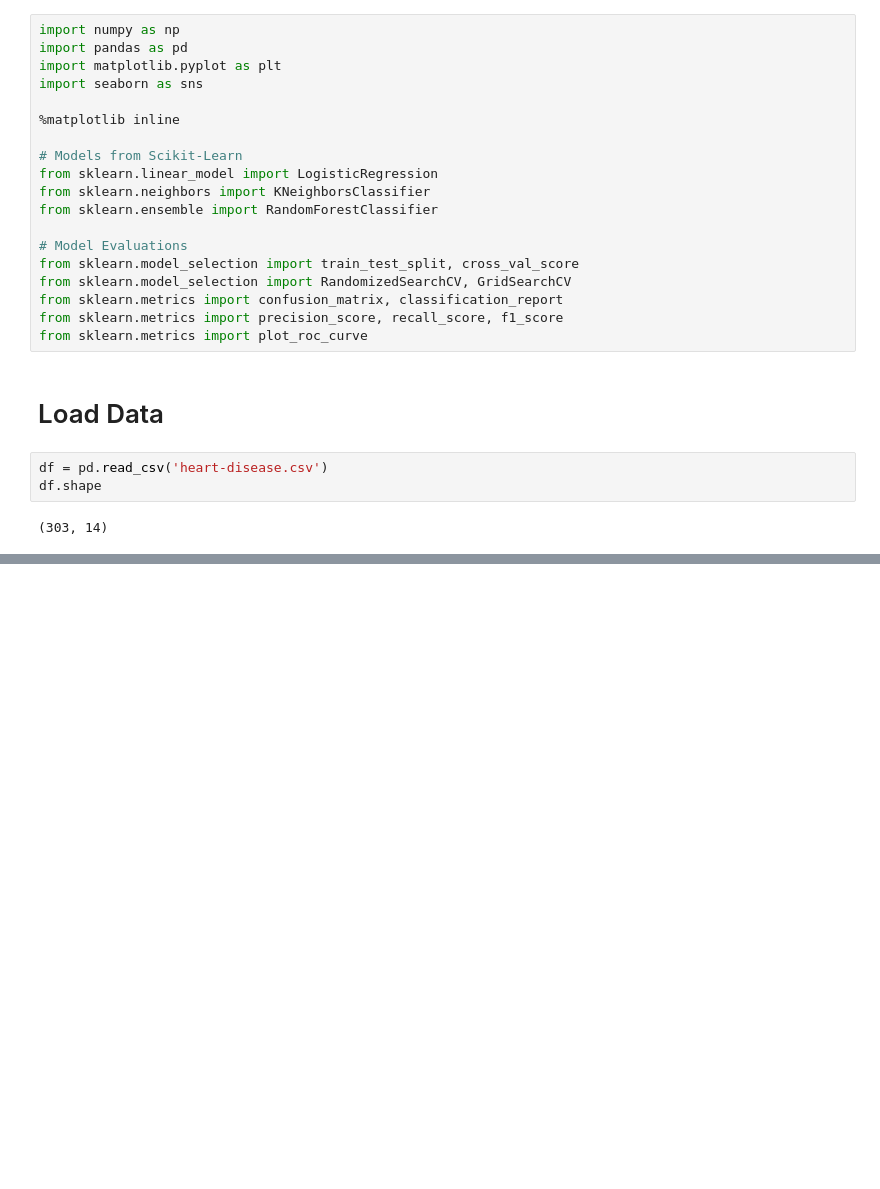
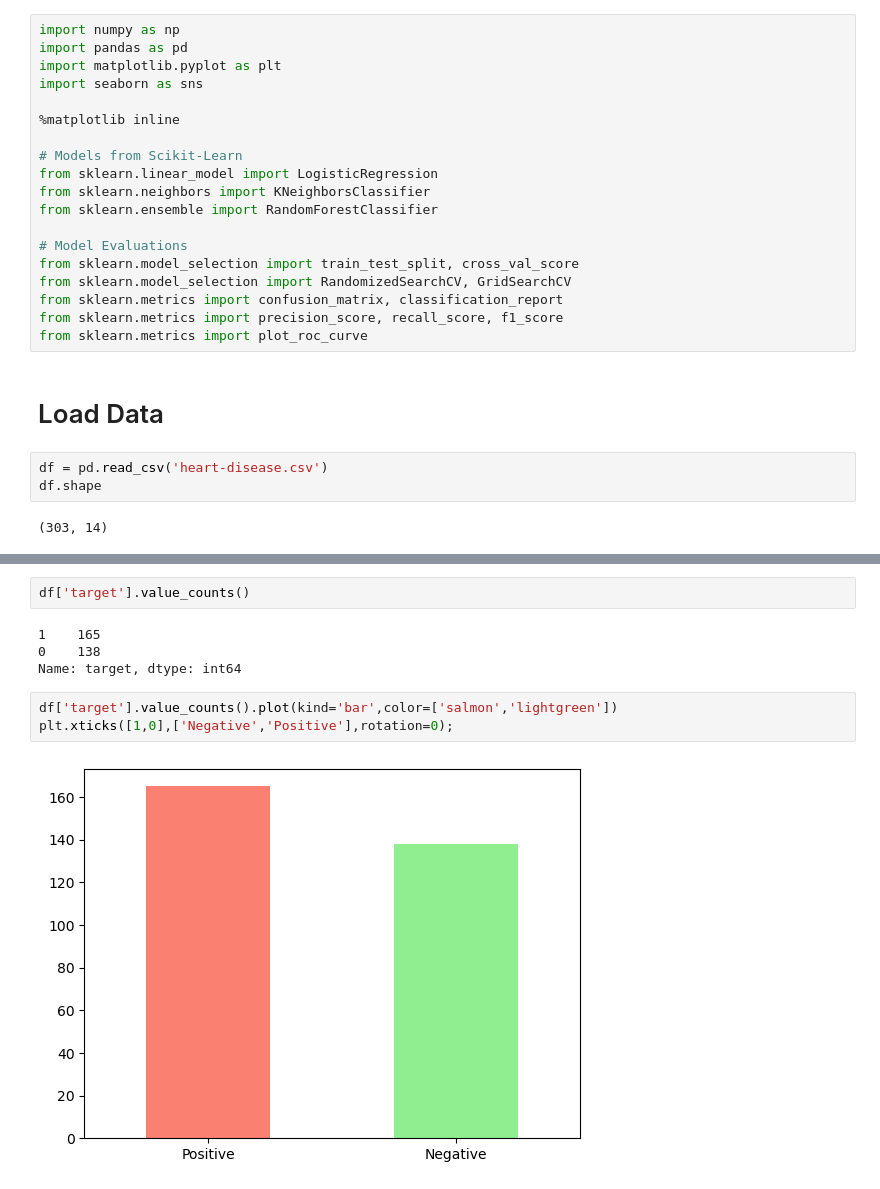
Before and after one commit to Hamid-Ba/heart-disease-project, a Jupyter notebook: Heart Disease Project.ipynb, the cells around one changed output, grey strips where cells are left out. Saved outputs shown, nothing was run; the diff lists cells and outputs as text; blank space fills up the shorter version.

```diff
--- a/Heart Disease Project.ipynb
+++ b/Heart Disease Project.ipynb
@@ -96,0 +120,11 @@ df.shape
+# %%
+df['target'].value_counts()
+# %% [output]
+1    165
+0    138
+Name: target, dtype: int64
+# %%
+df['target'].value_counts().plot(kind='bar',color=['salmon','lightgreen'])
+plt.xticks([1,0],['Negative','Positive'],rotation=0);
+# %% [output]
+[figure, added]
```
Also changed, not shown: parts of 7 cells of this notebook.
